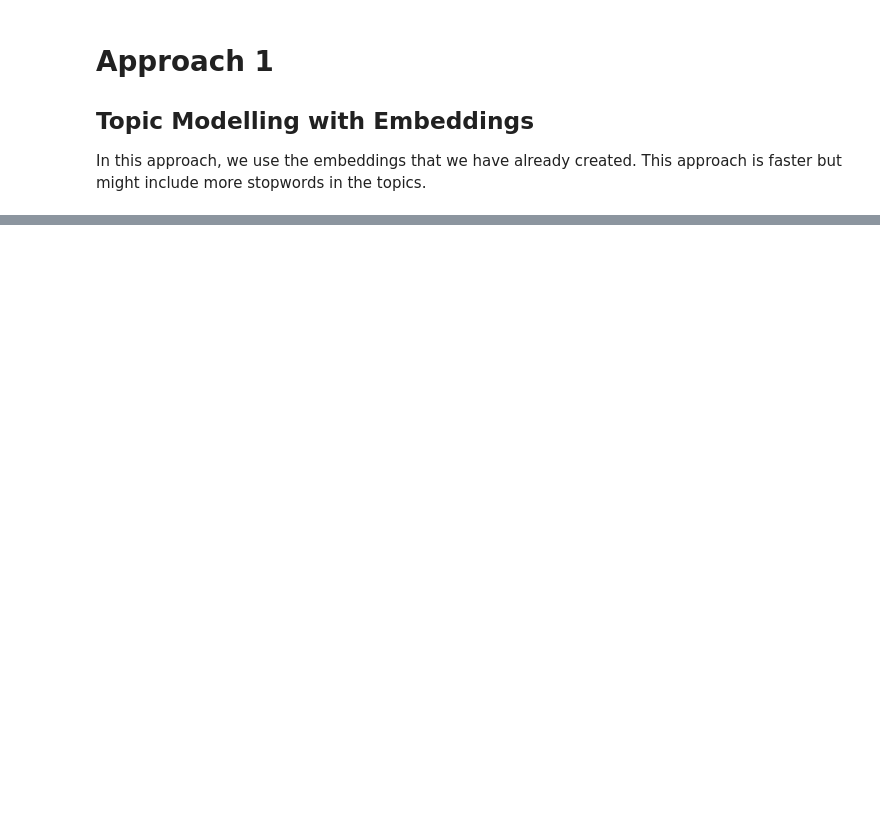
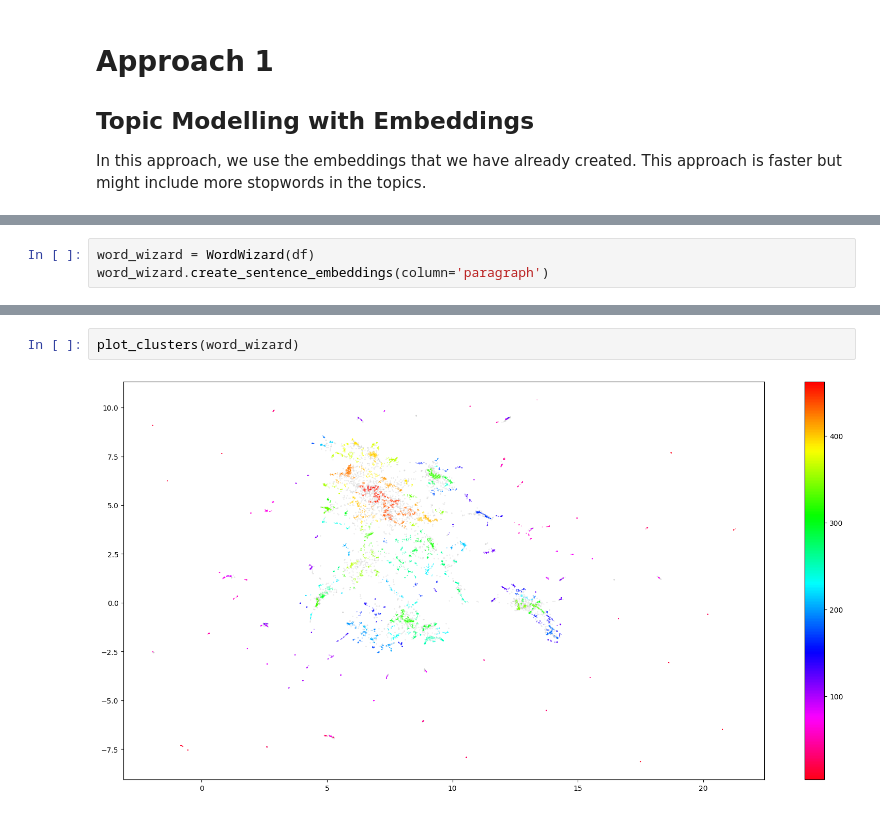
Before and after one commit to CAPSTONE-MIBA-G03/MIBA-2023-CAPSTONE-RB-NLP, a Jupyter notebook: topic_modelling.ipynb, the cells around one changed output, grey strips where cells are left out. Saved outputs shown, nothing was run; the diff lists cells and outputs as text; blank space fills up the shorter version.

```diff
--- a/topic_modelling.ipynb
+++ b/topic_modelling.ipynb
@@ -122,0 +96,3 @@ In this approach, we don't use the embeddings and instead use BERTopic's embeddi
+# %%
+word_wizard = WordWizard(df)
+word_wizard.create_sentence_embeddings(column='paragraph')
@@ -123 +125,5 @@ In this approach, we don't use the embeddings and instead use BERTopic's embeddi
+# %%
+plot_clusters(word_wizard)
+# %% [output]
+[figure, added]
 # %%
```
Also changed, not shown: parts of 27 cells of this notebook, 1 other file.
